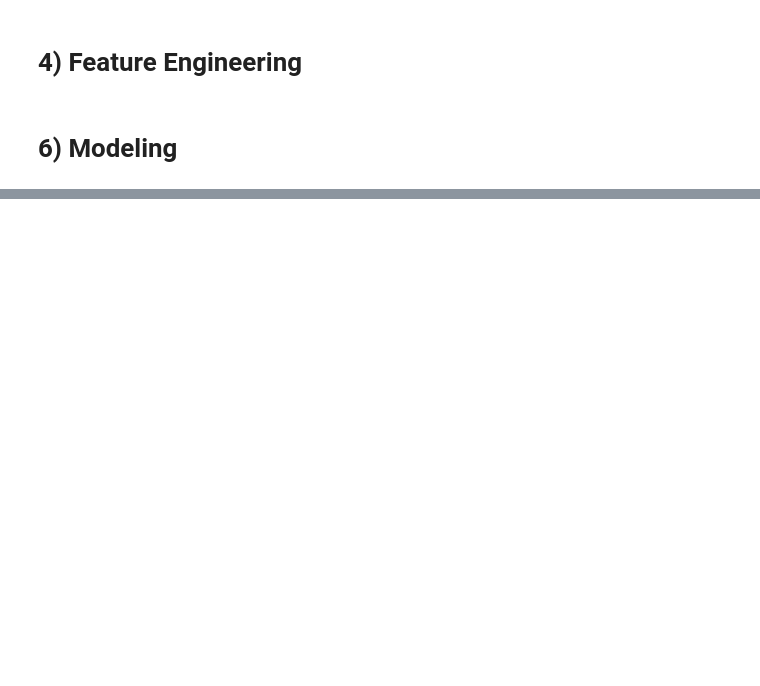
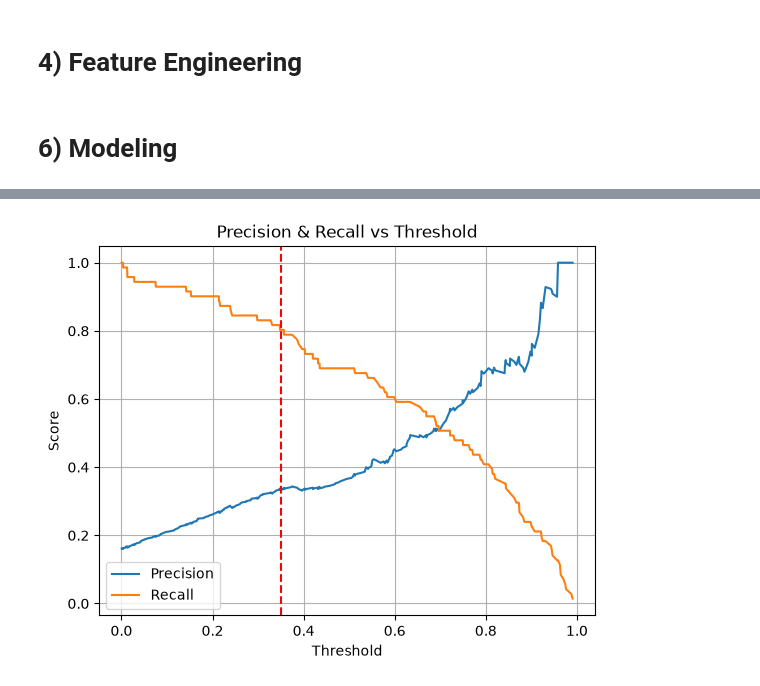
Before and after one commit to areenaAlmeshaly/Employee-Attrition-Prediction, a Jupyter notebook: Employee Attrition Prediction.ipynb, the cells around one changed output, grey strips where cells are left out. Drawn from its saved outputs; the diff is of its cells as text; code cells hidden in the pictures; blank space fills up the shorter version.

```diff
--- a/Employee Attrition Prediction.ipynb
+++ b/Employee Attrition Prediction.ipynb
@@ -564,0 +437,3 @@ A Logistic Regression model was developed to predict employee attrition, providi
+# %%
+df_without_fe = df.copy()
+df_with_fe = df_fe.copy()
@@ -564,0 +490,29 @@ A Logistic Regression model was developed to predict employee attrition, providi
+# %%
+from sklearn.metrics import precision_recall_curve
+import matplotlib.pyplot as plt
+
+X = df_without_fe.drop(columns="Attrition")
+y = df_without_fe["Attrition"]
+
+X_train, X_test, y_train, y_test = train_test_split(
+    X, y, train_size=0.7, random_state=42, stratify=y)
+
+model = Pipeline([
+    ("scaler", StandardScaler()),
+    ("logistic", LogisticRegression(max_iter=5000, class_weight="balanced"))])
+
+model.fit(X_train, y_train)
+proba = model.predict_proba(X_test)[:, 1]
+p, r, thresholds = precision_recall_curve(y_test, proba)
+
+plt.plot(thresholds, p[:-1], label="Precision")
+plt.plot(thresholds, r[:-1], label="Recall")
+plt.axvline(0.35, color="red", linestyle="--")
+plt.xlabel("Threshold")
+plt.ylabel("Score")
+plt.title("Precision & Recall vs Threshold")
+plt.legend()
+plt.grid()
+plt.show()
+# %% [output]
+[figure, added]
```
Also changed, not shown: parts of 36 cells of this notebook.
